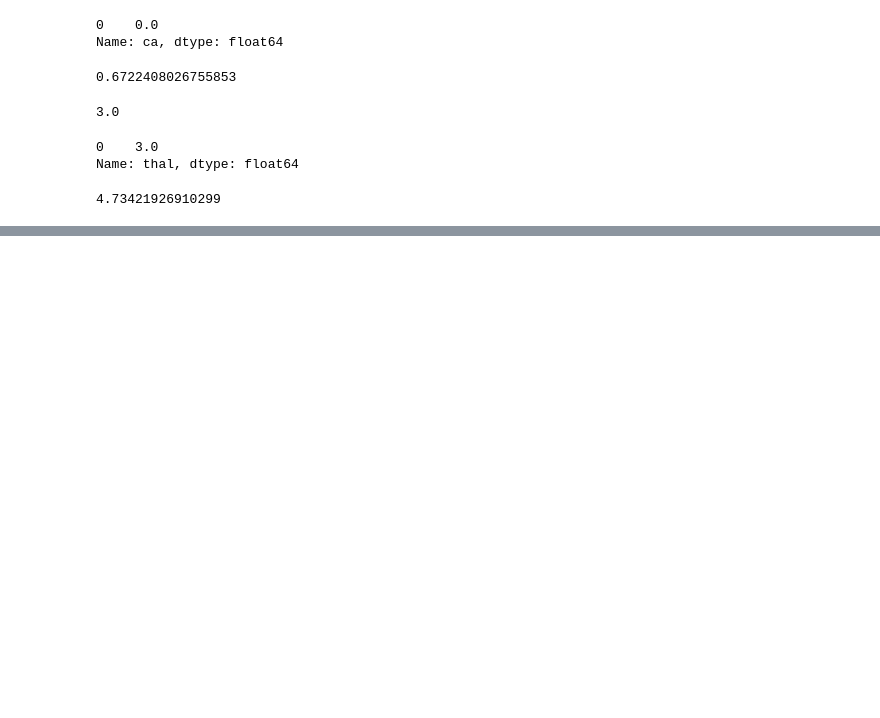
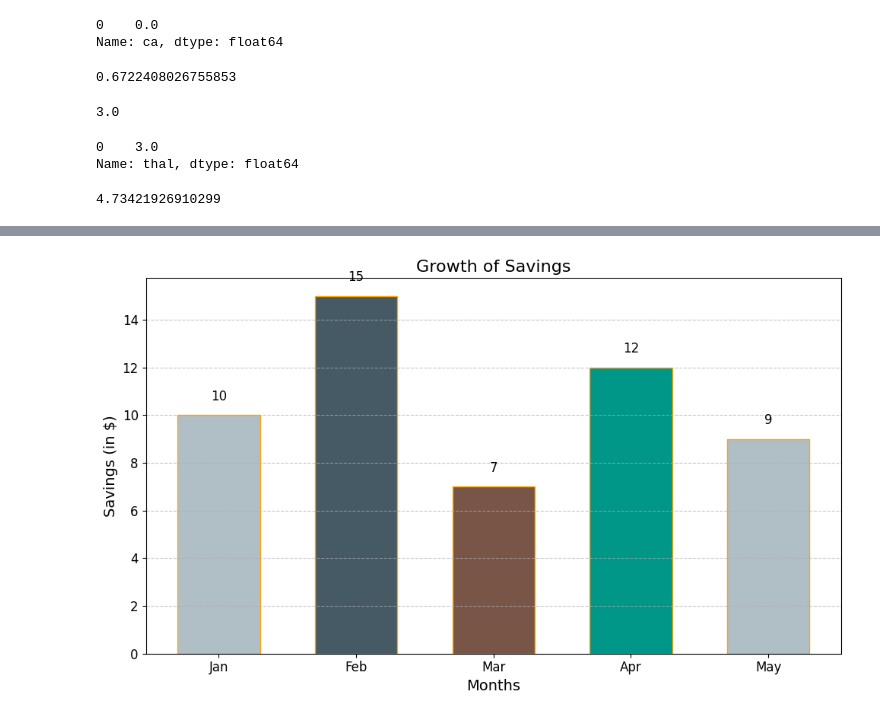
Before and after one commit to saharshhhh/python, a Jupyter notebook: 24practiceSet2.ipynb, the cells around one changed output, grey strips where cells are left out. Drawn from its saved outputs; the diff is of its cells as text; code cells hidden in the pictures; blank space fills up the shorter version.

```diff
--- a/24practiceSet2.ipynb
+++ b/24practiceSet2.ipynb
@@ -190,0 +253,25 @@ df['thal'].mean()
+# %%
+import matplotlib.pyplot as plt
+
+x = ['Jan', 'Feb', 'Mar', 'Apr', 'May']
+y = [10, 15, 7, 12, 9]
+
+plt.figure(figsize=(10, 6))
+bars = plt.bar(x, y, color=['#B0BEC5', '#455A64', '#795548', '#009688'], width=0.6, edgecolor='orange')
+
+plt.xlabel("Months", fontsize=14)
+plt.ylabel("Savings (in $)", fontsize=14)
+plt.title("Growth of Savings", fontsize=16)
+
+for bar in bars:
+    yval = bar.get_height()
+    plt.text(bar.get_x() + bar.get_width()/2, yval + 0.5, int(yval), ha='center', va='bottom', fontsize=12)
+
+plt.grid(axis='y', linestyle='--', alpha=0.7)
+plt.xticks(fontsize=12)
+plt.yticks(fontsize=12)
+
+plt.tight_layout()
+plt.show()
+# %% [output]
+[figure, added]
```
Also changed, not shown: parts of 16 cells of this notebook, 2 other files.
